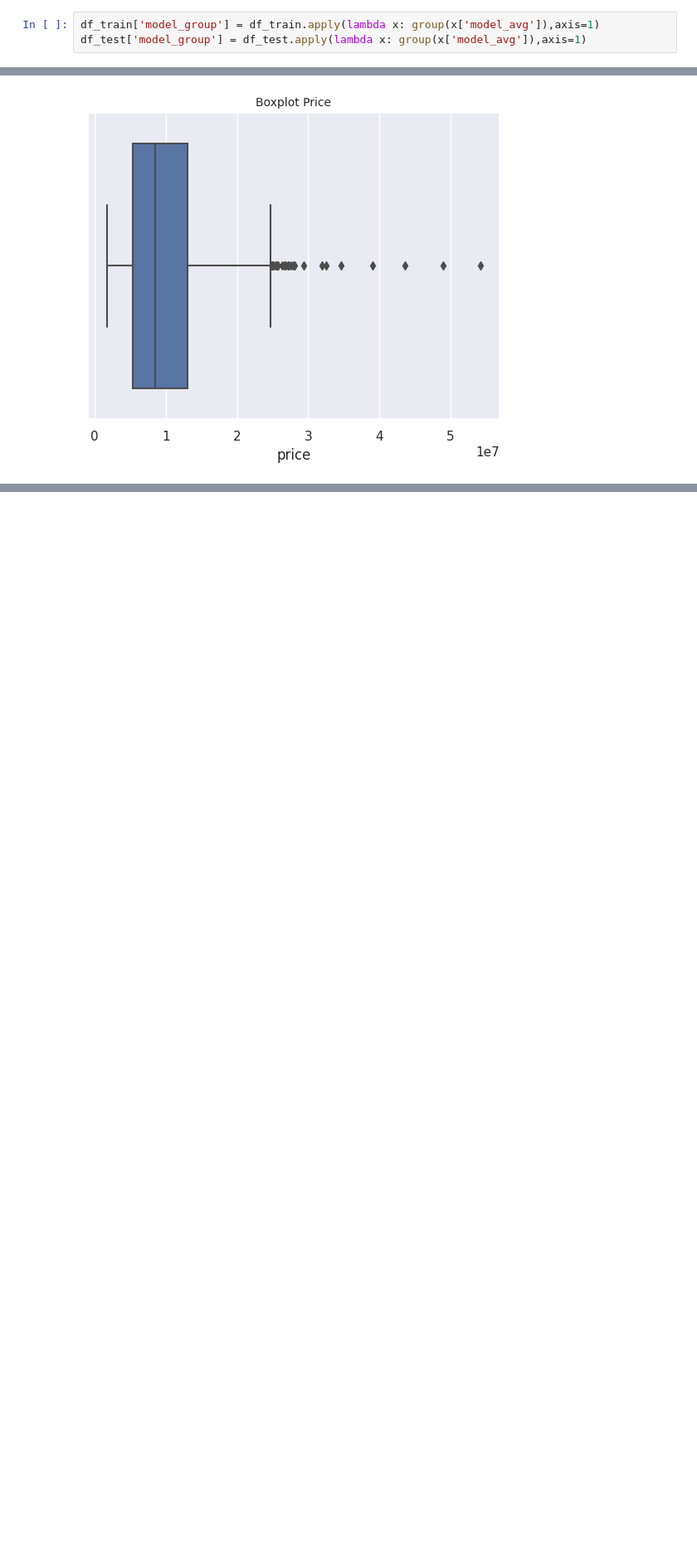
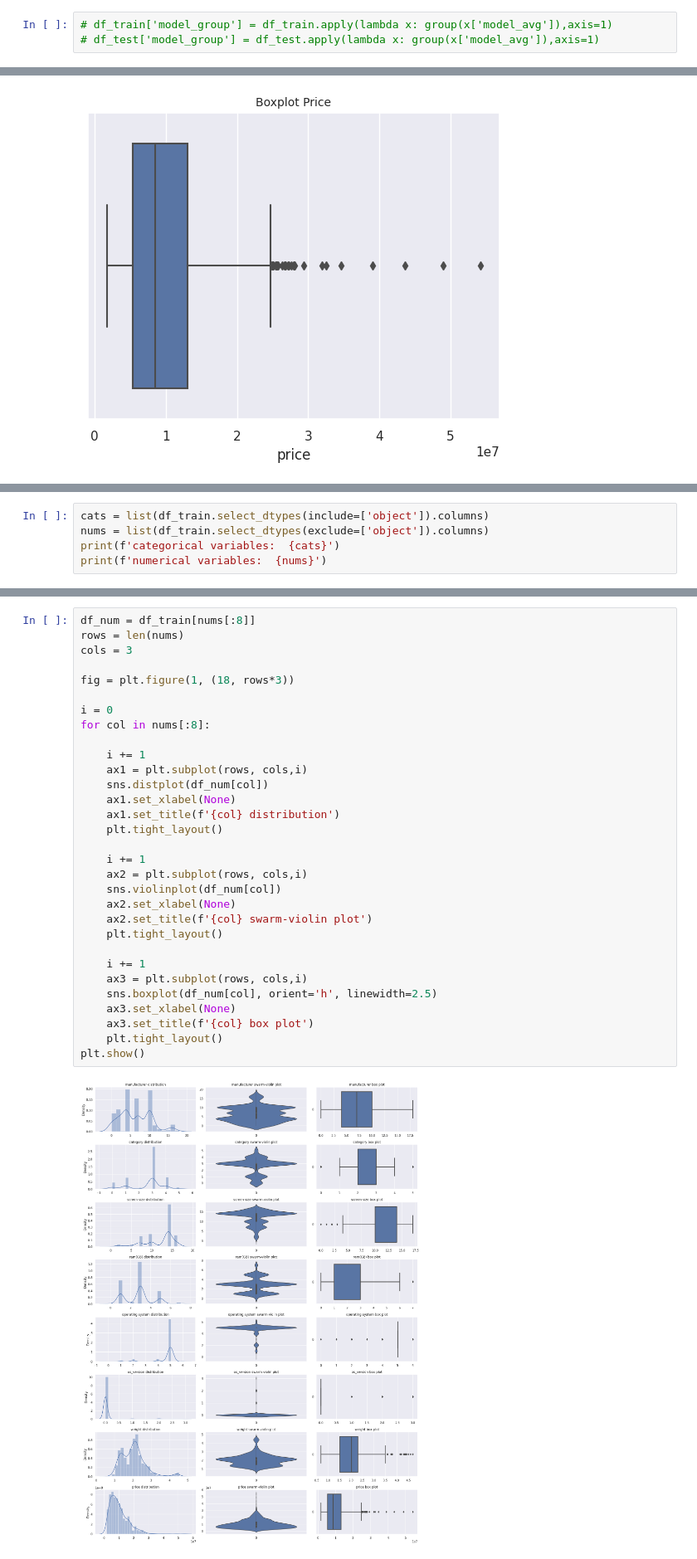
Before and after one commit to ram130849/Laptop_Price_Prediction, a Jupyter notebook: laptop_price_prediction.ipynb, the cells around one changed output, grey strips where cells are left out. Shown at 83% size. Saved outputs shown, nothing was run; the diff lists cells and outputs as text; blank space fills up the shorter version.

```diff
--- a/laptop_price_prediction.ipynb
+++ b/laptop_price_prediction.ipynb
@@ -621,4 +623,4 @@ df_test['model_avg'] = df_test.groupby(['manufacturer','model name','category','
 # %%
-df_train['model_group'] = df_train.apply(lambda x: group(x['model_avg']),axis=1)
-df_test['model_group'] = df_test.apply(lambda x: group(x['model_avg']),axis=1)
+# df_train['model_group'] = df_train.apply(lambda x: group(x['model_avg']),axis=1)
+# df_test['model_group'] = df_test.apply(lambda x: group(x['model_avg']),axis=1)
 # %%
@@ -773,0 +782,5 @@ df_train.head()
+# %%
+cats = list(df_train.select_dtypes(include=['object']).columns)
+nums = list(df_train.select_dtypes(exclude=['object']).columns)
+print(f'categorical variables:  {cats}')
+print(f'numerical variables:  {nums}')
@@ -773,0 +793,33 @@ df_train.head()
+# %%
+df_num = df_train[nums[:8]]
+rows = len(nums)
+cols = 3
+
+fig = plt.figure(1, (18, rows*3))
+
+i = 0
+for col in nums[:8]:
+
+    i += 1
+    ax1 = plt.subplot(rows, cols,i)
+    sns.distplot(df_num[col])
+    ax1.set_xlabel(None)
+    ax1.set_title(f'{col} distribution')
+    plt.tight_layout()
+
+    i += 1
+    ax2 = plt.subplot(rows, cols,i)
+    sns.violinplot(df_num[col])
+    ax2.set_xlabel(None)
+    ax2.set_title(f'{col} swarm-violin plot')
+    plt.tight_layout()
+
+    i += 1
+    ax3 = plt.subplot(rows, cols,i)
+    sns.boxplot(df_num[col], orient='h', linewidth=2.5)
+    ax3.set_xlabel(None)
+    ax3.set_title(f'{col} box plot')
+    plt.tight_layout()
+plt.show()
+# %% [output]
+[figure, added]
```
Also changed, not shown: parts of 33 cells of this notebook.
